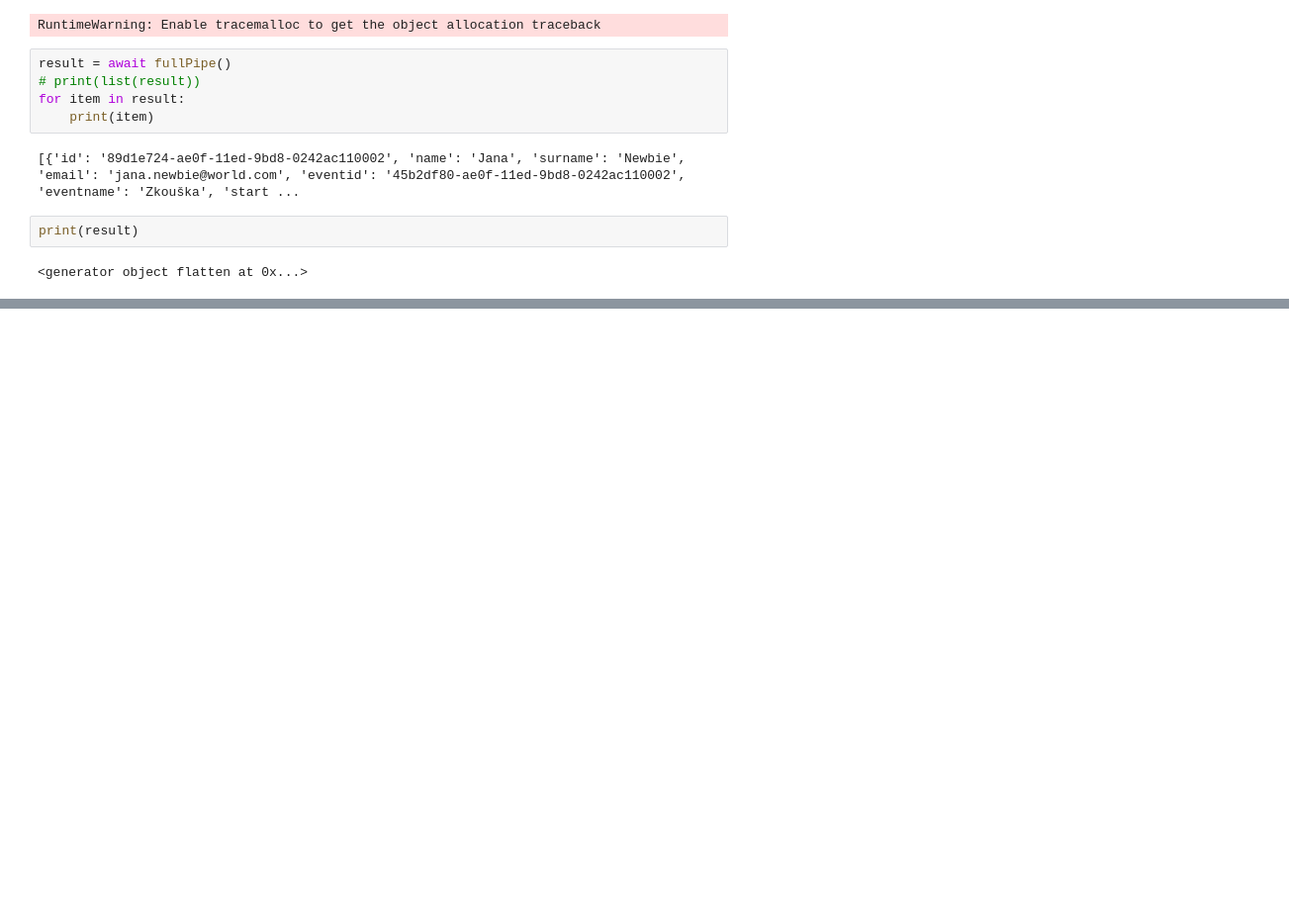
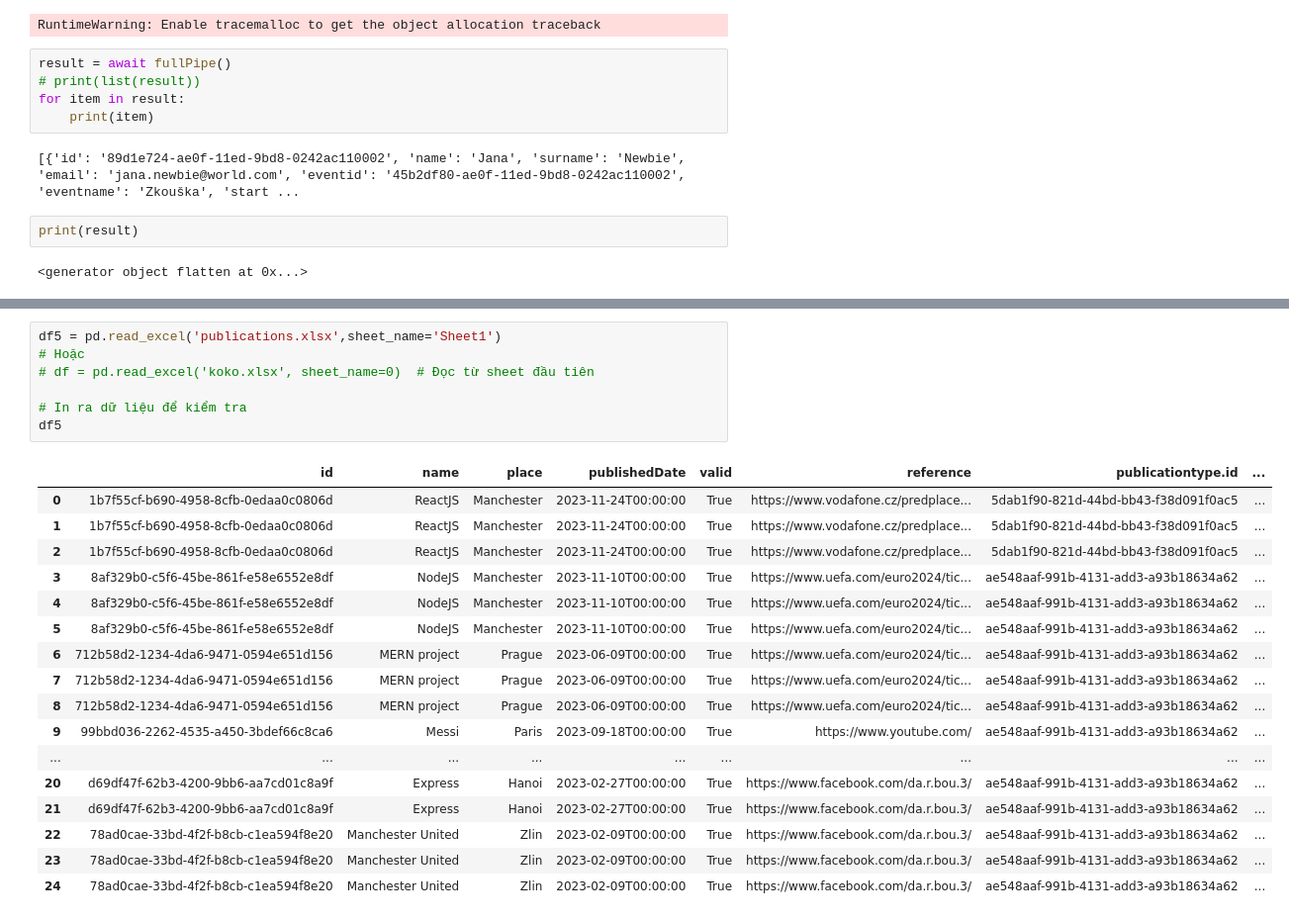
Before and after one commit to Hieulangtu/Pivot-table, a Jupyter notebook: publications.ipynb, the cells around one changed output, grey strips where cells are left out. Shown at 99% size. Cells and saved outputs as stored; diff of their text form; blank space fills up the shorter version.

```diff
--- a/publications.ipynb
+++ b/publications.ipynb
@@ -678,0 +737,25 @@ print(result)
+# %%
+df5 = pd.read_excel('publications.xlsx',sheet_name='Sheet1')
+# Hoặc
+# df = pd.read_excel('koko.xlsx', sheet_name=0)  # Đọc từ sheet đầu tiên
+
+# In ra dữ liệu để kiểm tra
+df5
+# %% [output]
+|  | id | name | place | publishedDate | valid | reference | publicationtype.id | ... |
+| 0 | 1b7f55cf-b690-4958-8cfb-0edaa0c0806d | ReactJS | Manchester | 2023-11-24T00:00:00 | True | https://www.vodafone.cz/predplace... | 5dab1f90-821d-44bd-bb43-f38d091f0ac5 | ... |
+| 1 | 1b7f55cf-b690-4958-8cfb-0edaa0c0806d | ReactJS | Manchester | 2023-11-24T00:00:00 | True | https://www.vodafone.cz/predplace... | 5dab1f90-821d-44bd-bb43-f38d091f0ac5 | ... |
+| 2 | 1b7f55cf-b690-4958-8cfb-0edaa0c0806d | ReactJS | Manchester | 2023-11-24T00:00:00 | True | https://www.vodafone.cz/predplace... | 5dab1f90-821d-44bd-bb43-f38d091f0ac5 | ... |
+| 3 | 8af329b0-c5f6-45be-861f-e58e6552e8df | NodeJS | Manchester | 2023-11-10T00:00:00 | True | https://www.uefa.com/euro2024/tic... | ae548aaf-991b-4131-add3-a93b18634a62 | ... |
+| 4 | 8af329b0-c5f6-45be-861f-e58e6552e8df | NodeJS | Manchester | 2023-11-10T00:00:00 | True | https://www.uefa.com/euro2024/tic... | ae548aaf-991b-4131-add3-a93b18634a62 | ... |
+| 5 | 8af329b0-c5f6-45be-861f-e58e6552e8df | NodeJS | Manchester | 2023-11-10T00:00:00 | True | https://www.uefa.com/euro2024/tic... | ae548aaf-991b-4131-add3-a93b18634a62 | ... |
+| 6 | 712b58d2-1234-4da6-9471-0594e651d156 | MERN project | Prague | 2023-06-09T00:00:00 | True | https://www.uefa.com/euro2024/tic... | ae548aaf-991b-4131-add3-a93b18634a62 | ... |
+| 7 | 712b58d2-1234-4da6-9471-0594e651d156 | MERN project | Prague | 2023-06-09T00:00:00 | True | https://www.uefa.com/euro2024/tic... | ae548aaf-991b-4131-add3-a93b18634a62 | ... |
+| 8 | 712b58d2-1234-4da6-9471-0594e651d156 | MERN project | Prague | 2023-06-09T00:00:00 | True | https://www.uefa.com/euro2024/tic... | ae548aaf-991b-4131-add3-a93b18634a62 | ... |
+| 9 | 99bbd036-2262-4535-a450-3bdef66c8ca6 | Messi | Paris | 2023-09-18T00:00:00 | True | https://www.youtube.com/ | ae548aaf-991b-4131-add3-a93b18634a62 | ... |
+| ... | ... | ... | ... | ... | ... | ... | ... | ... |
+| 20 | d69df47f-62b3-4200-9bb6-aa7cd01c8a9f | Express | Hanoi | 2023-02-27T00:00:00 | True | https://www.facebook.com/da.r.bou.3/ | ae548aaf-991b-4131-add3-a93b18634a62 | ... |
+| 21 | d69df47f-62b3-4200-9bb6-aa7cd01c8a9f | Express | Hanoi | 2023-02-27T00:00:00 | True | https://www.facebook.com/da.r.bou.3/ | ae548aaf-991b-4131-add3-a93b18634a62 | ... |
+| 22 | 78ad0cae-33bd-4f2f-b8cb-c1ea594f8e20 | Manchester United | Zlin | 2023-02-09T00:00:00 | True | https://www.facebook.com/da.r.bou.3/ | ae548aaf-991b-4131-add3-a93b18634a62 | ... |
+| 23 | 78ad0cae-33bd-4f2f-b8cb-c1ea594f8e20 | Manchester United | Zlin | 2023-02-09T00:00:00 | True | https://www.facebook.com/da.r.bou.3/ | ae548aaf-991b-4131-add3-a93b18634a62 | ... |
+| 24 | 78ad0cae-33bd-4f2f-b8cb-c1ea594f8e20 | Manchester United | Zlin | 2023-02-09T00:00:00 | True | https://www.facebook.com/da.r.bou.3/ | ae548aaf-991b-4131-add3-a93b18634a62 | ... |
```
Also changed, not shown: parts of 16 cells of this notebook, 8 other files.
